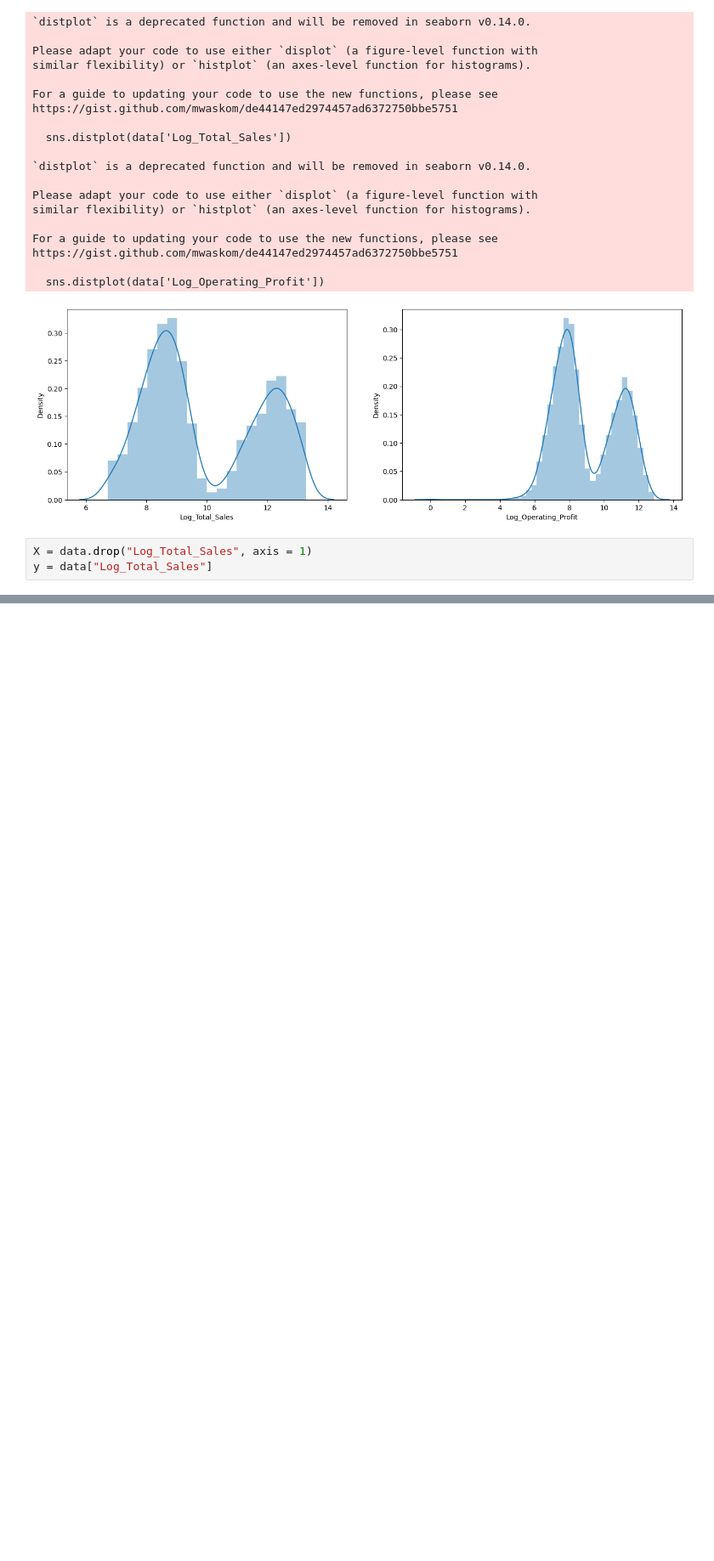
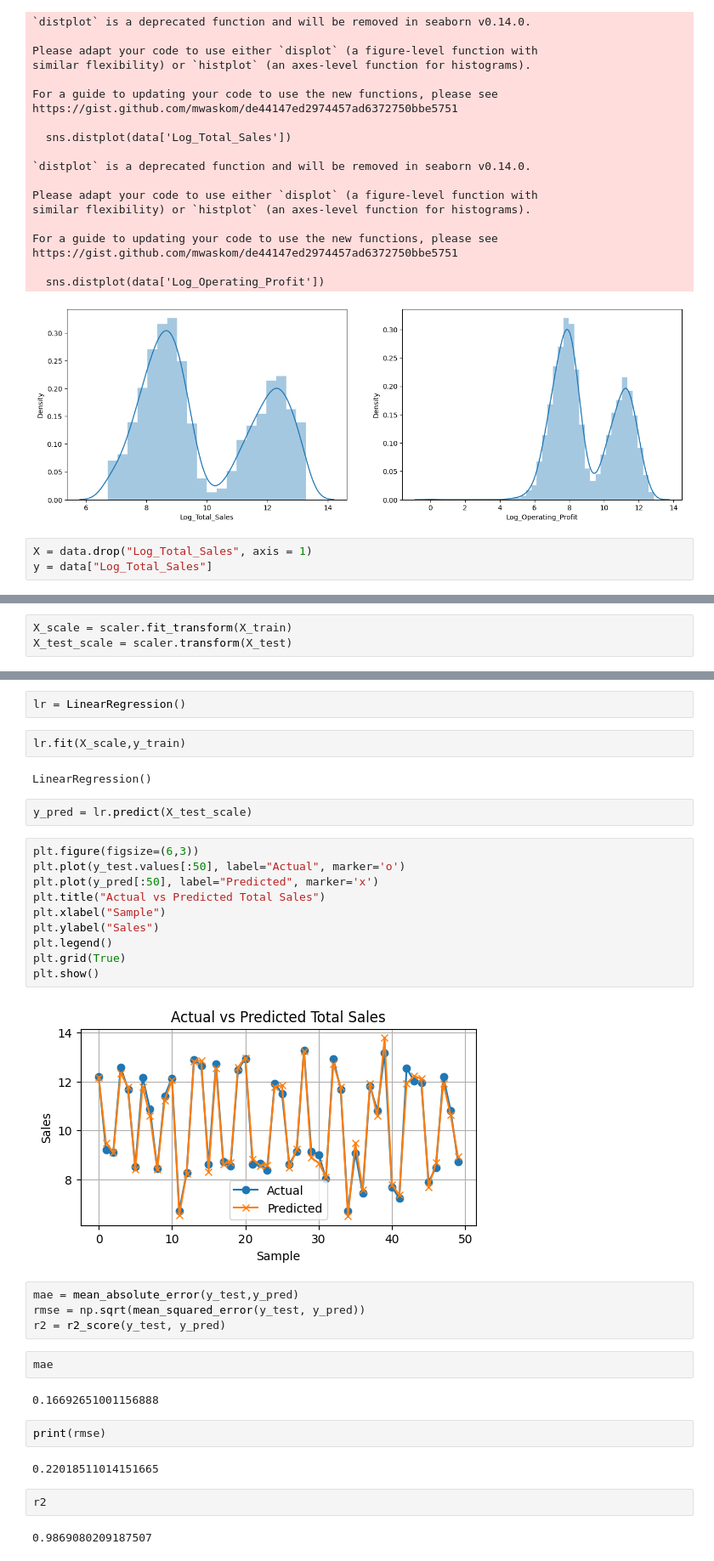
Before and after one commit to Jeetjha-07/ML-Sales-Prediciton-Project, a Jupyter notebook: notebooks/model1_total_sales.ipynb, the cells around one changed output, grey strips where cells are left out. Shown at 85% size. Saved outputs shown, nothing was run; the diff lists cells and outputs as text; blank space fills up the shorter version.

Commit message:
Model 1 Trained with the r2_score of 98%

```diff
--- a/notebooks/model1_total_sales.ipynb
+++ b/notebooks/model1_total_sales.ipynb
@@ -231,0 +236,3 @@ y = data["Log_Total_Sales"]
+# %%
+X_scale = scaler.fit_transform(X_train)
+X_test_scale = scaler.transform(X_test)
@@ -231,0 +248,36 @@ y = data["Log_Total_Sales"]
+# %%
+lr = LinearRegression()
+# %%
+lr.fit(X_scale,y_train)
+# %% [output]
+LinearRegression()
+# %%
+y_pred = lr.predict(X_test_scale)
+# %%
+plt.figure(figsize=(6,3))
+plt.plot(y_test.values[:50], label="Actual", marker='o')
+plt.plot(y_pred[:50], label="Predicted", marker='x')
+plt.title("Actual vs Predicted Total Sales")
+plt.xlabel("Sample")
+plt.ylabel("Sales")
+plt.legend()
+plt.grid(True)
+plt.show()
+# %% [output]
+[figure, added]
+# %%
+mae = mean_absolute_error(y_test,y_pred)
+rmse = np.sqrt(mean_squared_error(y_test, y_pred))
+r2 = r2_score(y_test, y_pred)
+# %%
+mae
+# %% [output]
+0.16692651001156888
+# %%
+print(rmse)
+# %% [output]
+0.22018511014151665
+# %%
+r2
+# %% [output]
+0.9869080209187507
```
Also changed, not shown: parts of 3 cells of this notebook.
